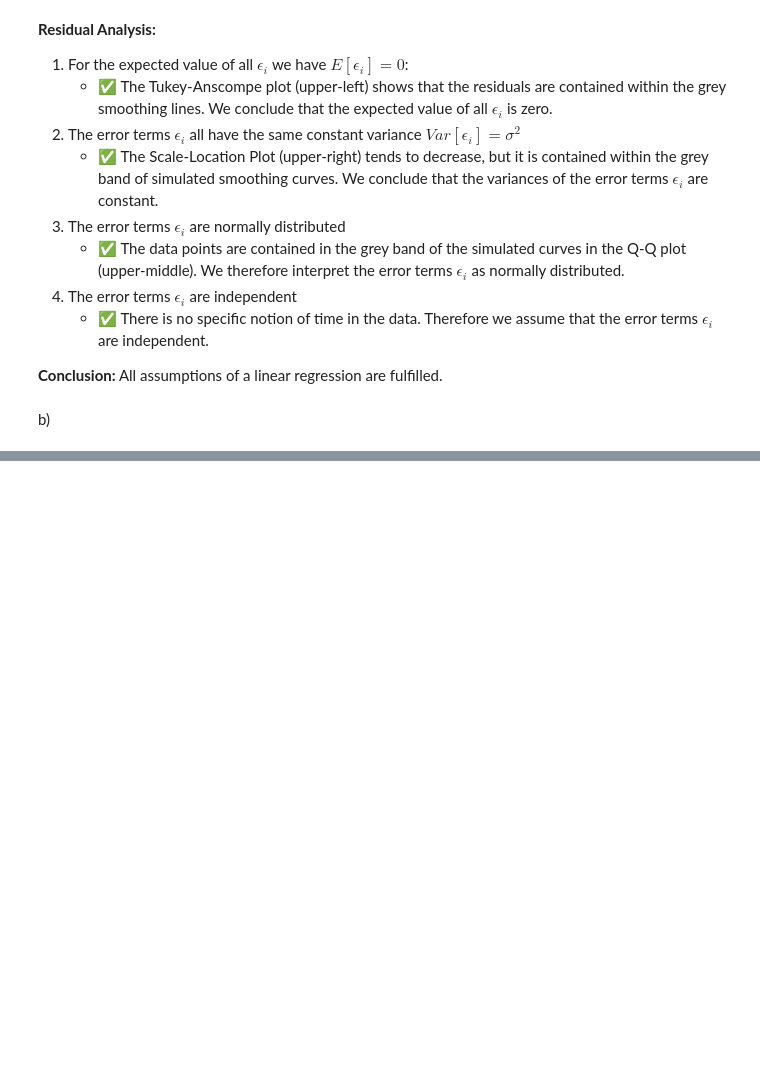
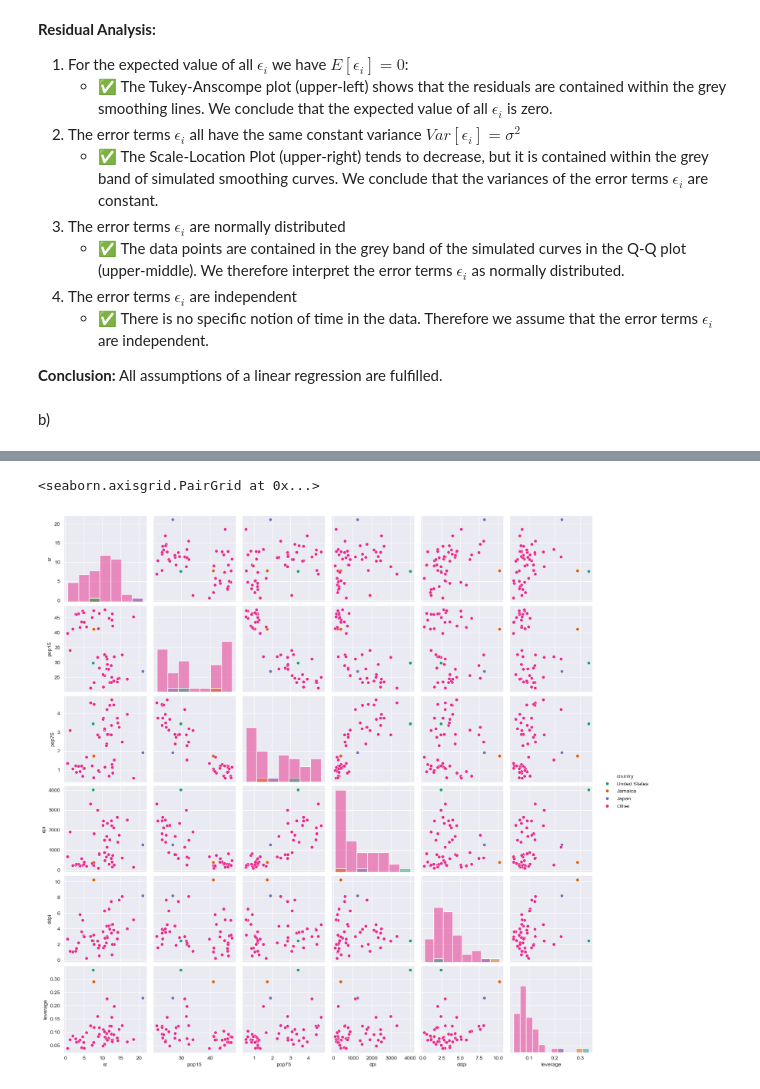
Before and after one commit to marbetschar/ZHAW-Predictive-Modeling, a Jupyter notebook: Week03/03_series_MLR.ipynb, the cells around one changed output, grey strips where cells are left out. Cells and saved outputs as stored; diff of their text form; code cells hidden in the pictures; blank space fills up the shorter version.

```diff
--- a/Week03/03_series_MLR.ipynb
+++ b/Week03/03_series_MLR.ipynb
@@ -420,0 +503,7 @@ sns.pairplot(savings_sorted_df)
+# %%
+residual_influence2 = model2.get_influence()
+residual_influence_leverage2 = residual_influence2.hat_matrix_diag
+
+savings_without_argmax_cooks_df['leverage'] = residual_influence_leverage2
+savings_sorted_without_argmax_cooks_df = savings_without_argmax_cooks_df.sort_values('leverage', ascending=False)
+savings_sorted_without_argmax_cooks_df
@@ -420,0 +528,8 @@ sns.pairplot(savings_sorted_df)
+# %%
+savings_sorted_without_argmax_cooks_df['country'] = 'Other'
+country_iloc2 = savings_sorted_without_argmax_cooks_df.columns.get_loc('country')
+
+for i in range(3):
+    savings_sorted_without_argmax_cooks_df.iloc[i, country_iloc2] = savings_sorted_without_argmax_cooks_df.iloc[i, 0]
+
+savings_sorted_without_argmax_cooks_df
@@ -420,0 +554,5 @@ sns.pairplot(savings_sorted_df)
+# %%
+sns.pairplot(savings_sorted_without_argmax_cooks_df, hue='country', diag_kind='hist', palette='Dark2')
+# %% [output]
+<seaborn.axisgrid.PairGrid at 0x...>
+[figure, added]
```
Also changed, not shown: parts of 25 cells of this notebook.
